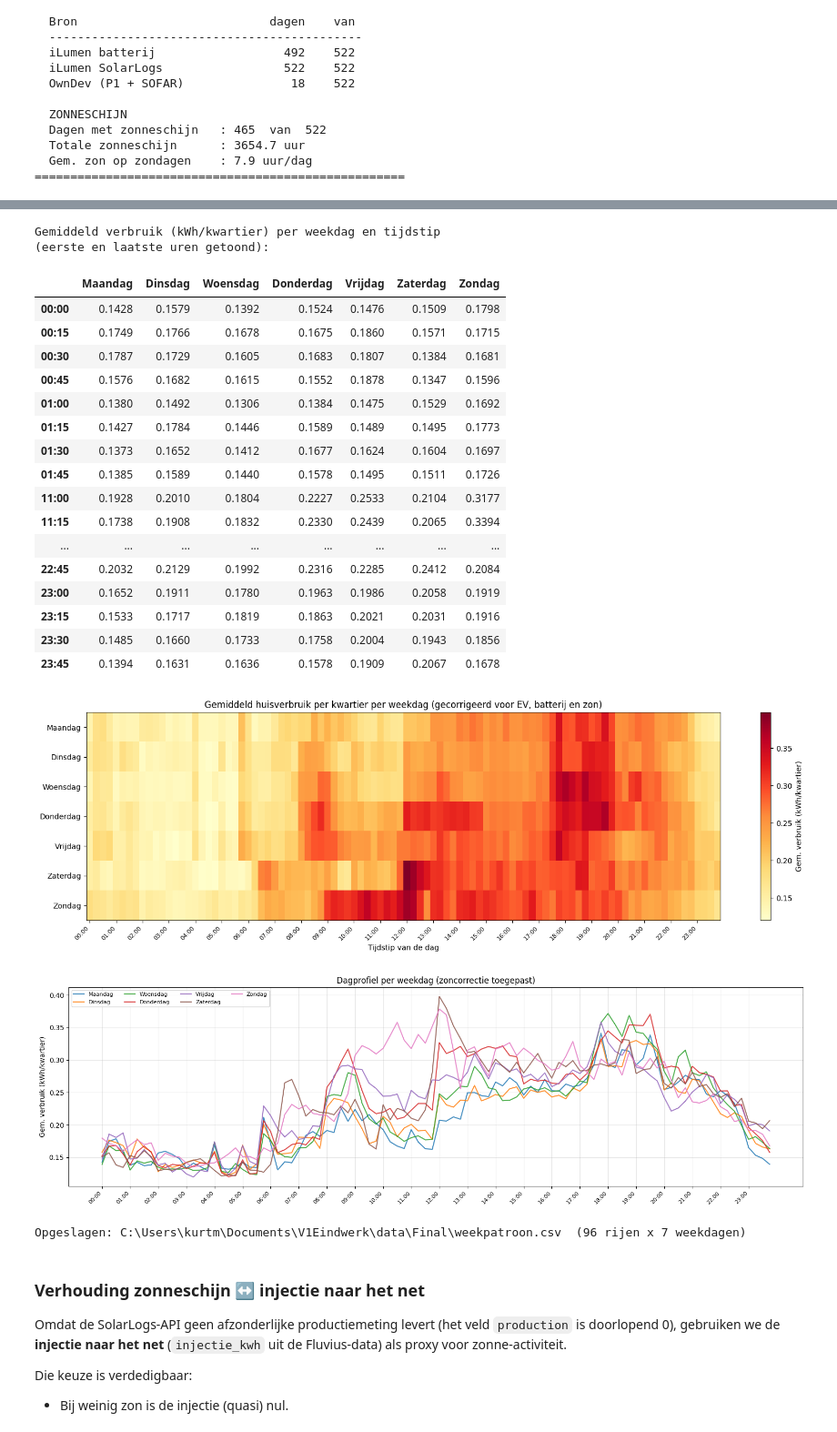
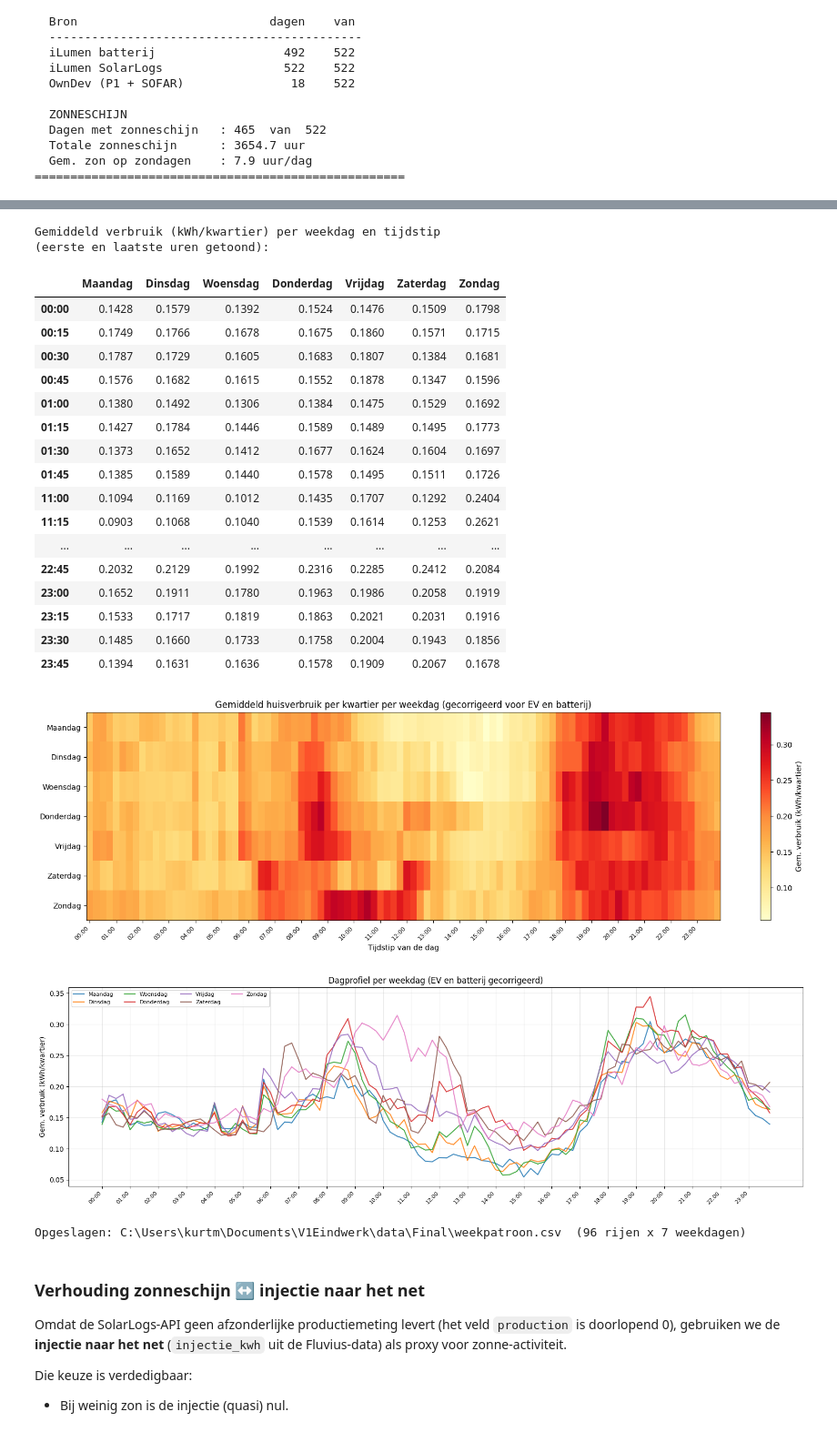
Before and after one commit to kurt253/EindwerkV01, a Jupyter notebook: notebooks/kwartier_analyse.ipynb, the cells around one changed output, grey strips where cells are left out. Shown at 91% size. Drawn from its saved outputs; the diff is of its cells as text; code cells hidden in the pictures.

```diff
--- a/notebooks/kwartier_analyse.ipynb
+++ b/notebooks/kwartier_analyse.ipynb
@@ -380,7 +302,7 @@ df['kwartier_van_dag'] = (
 
 # Gemiddeld verbruik per (weekdag, kwartier van dag)
 week = (
-    df.groupby(['dag_van_week', 'kwartier_van_dag'])['verbruik_zon_gecorr']
+    df.groupby(['dag_van_week', 'kwartier_van_dag'])['verbruik_kwh']
     .mean()
     .unstack(level=0)   # kolommen = weekdag 0..6
 )
@@ -415,7 +337,7 @@ ax.set_yticklabels(WEEKDAGEN)
 uur_ticks = list(range(0, 96, 4))
 ax.set_xticks(uur_ticks)
 ax.set_xticklabels([tijdlabels[i] for i in uur_ticks], rotation=45, ha='right', fontsize=8)
-ax.set_title('Gemiddeld huisverbruik per kwartier per weekdag (gecorrigeerd voor EV, batterij en zon)')
+ax.set_title('Gemiddeld huisverbruik per kwartier per weekdag (gecorrigeerd voor EV en batterij)')
 ax.set_xlabel('Tijdstip van de dag')
 plt.tight_layout()
 plt.show()
@@ -429,7 +351,7 @@ for i, dag in enumerate(WEEKDAGEN):
 ax.set_xticks(uur_ticks)
 ax.set_xticklabels([tijdlabels[i] for i in uur_ticks], rotation=45, ha='right', fontsize=8)
 ax.set_ylabel('Gem. verbruik (kWh/kwartier)')
-ax.set_title('Dagprofiel per weekdag (zoncorrectie toegepast)')
+ax.set_title('Dagprofiel per weekdag (EV en batterij gecorrigeerd)')
 ax.legend(loc='upper left', fontsize=8, ncol=4)
 ax.grid(True, alpha=0.3)
 plt.tight_layout()
@@ -442,37 +364,37 @@ plt.show()
 # kwartieren in de dataset, gecorrigeerd voor EV en batterijherverdeling.
 # Dit patroon dient als inputfeature voor vraag-voorspellingsmodellen.
 from scripts.config import FINAL_DIR
 pad_week = FINAL_DIR / 'weekpatroon.csv'
 week_export = week.copy()
 week_export.index.name = 'kwartier_van_dag'
 week_export['tijdstip'] = [
     f'{h:02d}:{m:02d}' for h in range(24) for m in (0, 15, 30, 45)
 ]
 week_export = week_export[['tijdstip'] + WEEKDAGEN]
 week_export.to_csv(pad_week)
 print(f'Opgeslagen: {pad_week}  ({len(week_export)} rijen x {len(WEEKDAGEN)} weekdagen)')
 # %% [output]
 Gemiddeld verbruik (kWh/kwartier) per weekdag en tijdstip
 (eerste en laatste uren getoond):
 |  | Maandag | Dinsdag | Woensdag | Donderdag | Vrijdag | Zaterdag | Zondag |
 | 00:00 | 0.1428 | 0.1579 | 0.1392 | 0.1524 | 0.1476 | 0.1509 | 0.1798 |
 | 00:15 | 0.1749 | 0.1766 | 0.1678 | 0.1675 | 0.1860 | 0.1571 | 0.1715 |
 | 00:30 | 0.1787 | 0.1729 | 0.1605 | 0.1683 | 0.1807 | 0.1384 | 0.1681 |
 | 00:45 | 0.1576 | 0.1682 | 0.1615 | 0.1552 | 0.1878 | 0.1347 | 0.1596 |
 | 01:00 | 0.1380 | 0.1492 | 0.1306 | 0.1384 | 0.1475 | 0.1529 | 0.1692 |
 | 01:15 | 0.1427 | 0.1784 | 0.1446 | 0.1589 | 0.1489 | 0.1495 | 0.1773 |
 | 01:30 | 0.1373 | 0.1652 | 0.1412 | 0.1677 | 0.1624 | 0.1604 | 0.1697 |
 | 01:45 | 0.1385 | 0.1589 | 0.1440 | 0.1578 | 0.1495 | 0.1511 | 0.1726 |
-| 11:00 | 0.1928 | 0.2010 | 0.1804 | 0.2227 | 0.2533 | 0.2104 | 0.3177 |
-| 11:15 | 0.1738 | 0.1908 | 0.1832 | 0.2330 | 0.2439 | 0.2065 | 0.3394 |
+| 11:00 | 0.1094 | 0.1169 | 0.1012 | 0.1435 | 0.1707 | 0.1292 | 0.2404 |
+| 11:15 | 0.0903 | 0.1068 | 0.1040 | 0.1539 | 0.1614 | 0.1253 | 0.2621 |
 | ... | ... | ... | ... | ... | ... | ... | ... |
 | 22:45 | 0.2032 | 0.2129 | 0.1992 | 0.2316 | 0.2285 | 0.2412 | 0.2084 |
 | 23:00 | 0.1652 | 0.1911 | 0.1780 | 0.1963 | 0.1986 | 0.2058 | 0.1919 |
 | 23:15 | 0.1533 | 0.1717 | 0.1819 | 0.1863 | 0.2021 | 0.2031 | 0.1916 |
 | 23:30 | 0.1485 | 0.1660 | 0.1733 | 0.1758 | 0.2004 | 0.1943 | 0.1856 |
 | 23:45 | 0.1394 | 0.1631 | 0.1636 | 0.1578 | 0.1909 | 0.2067 | 0.1678 |
-[figure, old version]
+[figure, new version]
-[figure, old version]
+[figure, new version]
 Opgeslagen: C:\Users\kurtm\Documents\V1Eindwerk\data\Final\weekpatroon.csv  (96 rijen x 7 weekdagen)
 # %% [markdown]
 ### Verhouding zonneschijn ↔ injectie naar het net
```
Also changed, not shown: parts of 7 cells of this notebook, 3 other files.
